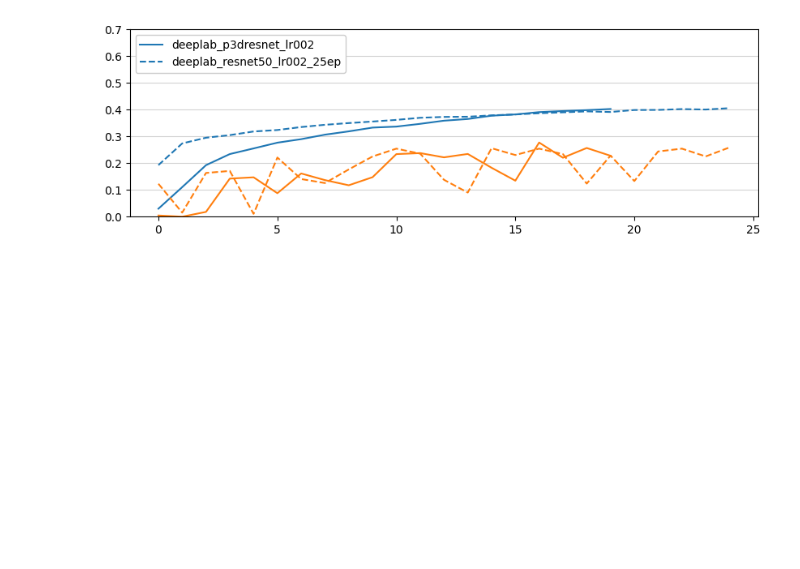
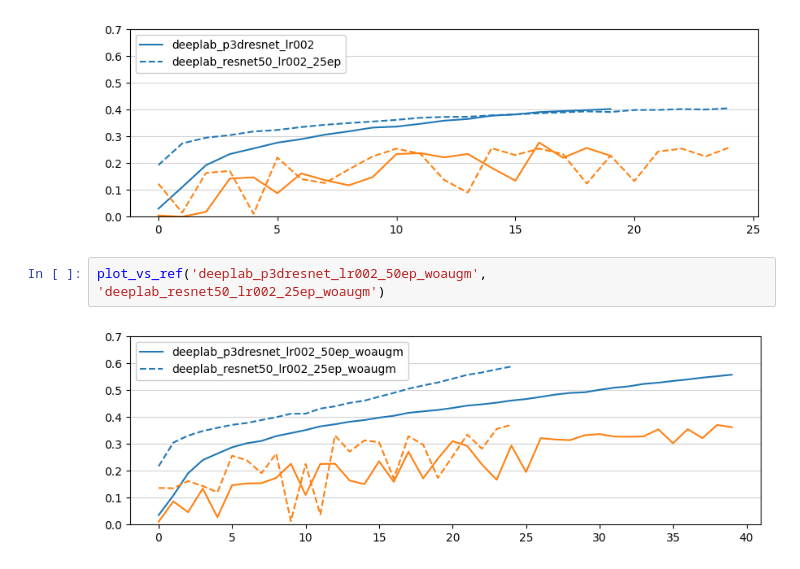
Before and after one commit to tomlqc/identify-contrails, a Jupyter notebook: notebooks-saved/Report.ipynb, the cells around one changed output. Saved outputs shown, nothing was run; the diff lists cells and outputs as text; blank space fills up the shorter version.

```diff
--- a/notebooks-saved/Report.ipynb
+++ b/notebooks-saved/Report.ipynb
@@ -139,3 +149,7 @@ plot_vs_ref('deeplab_p3dresnet_lr002', 'deeplab_resnet50_lr002')
 plot_vs_ref('deeplab_p3dresnet_lr002', 'deeplab_resnet50_lr002_25ep')
 # %% [output]
 [figure]
+# %%
+plot_vs_ref('deeplab_p3dresnet_lr002_50ep_woaugm', 'deeplab_resnet50_lr002_25ep_woaugm')
+# %% [output]
+[figure, added]
```
Also changed, not shown: parts of 4 cells of this notebook.
